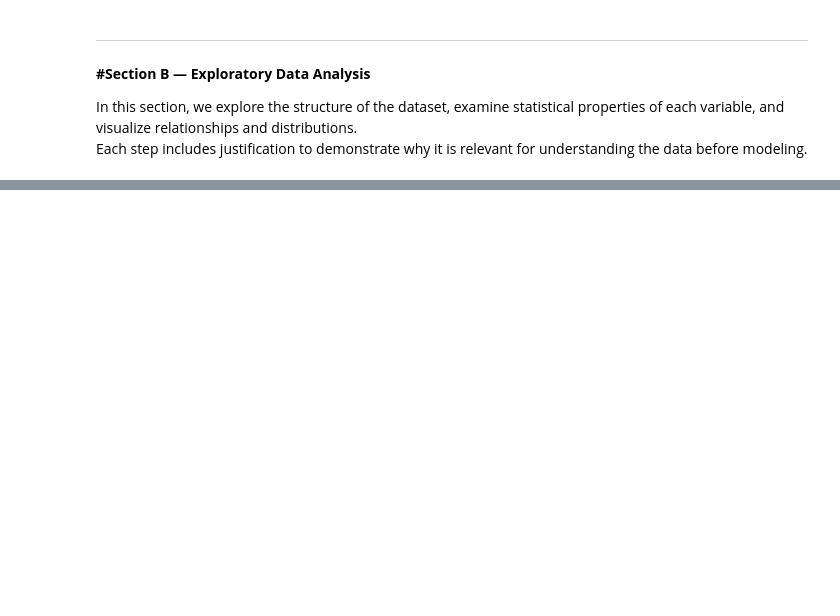
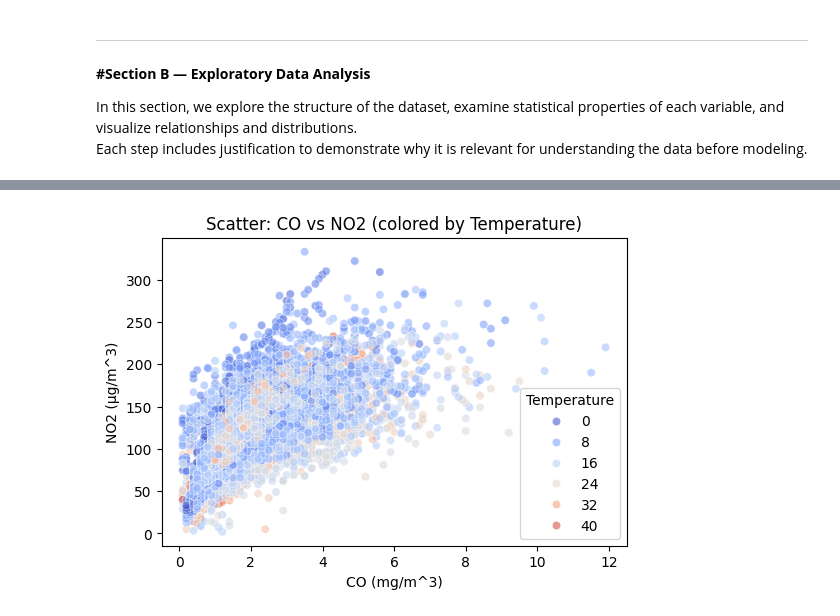
Before and after one commit to Sayid03/air-polution-ml, a Jupyter notebook: solution.ipynb, the cells around one changed output, grey strips where cells are left out. Cells and saved outputs as stored; diff of their text form; code cells hidden in the pictures; blank space fills up the shorter version.

```diff
--- a/solution.ipynb
+++ b/solution.ipynb
@@ -105,0 +142,9 @@ This is important because outliers may result from sensor malfunction, extreme p
+# %%
+plt.figure(figsize=(6,4))
+sns.scatterplot(data=df, x="CO", y="NO2", hue="Temperature", palette="coolwarm", alpha=0.6)
+plt.xlabel("CO (mg/m^3)")
+plt.ylabel("NO2 (µg/m^3)")
+plt.title("Scatter: CO vs NO2 (colored by Temperature)")
+plt.show()
+# %% [output]
+[figure, added]
```
Also changed, not shown: parts of 27 cells of this notebook.
